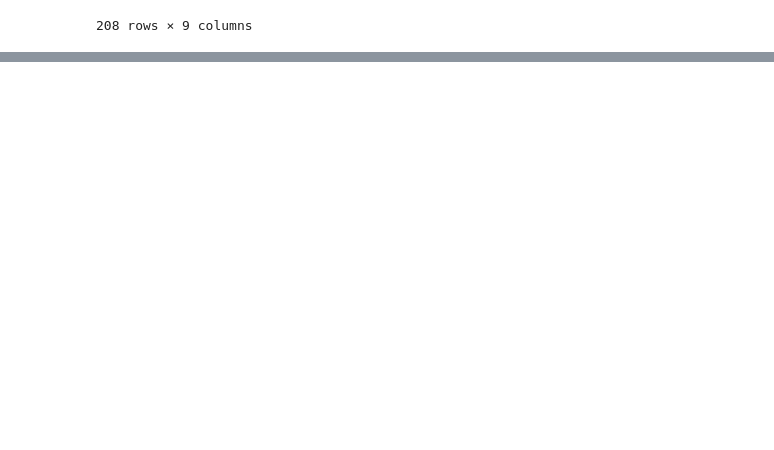
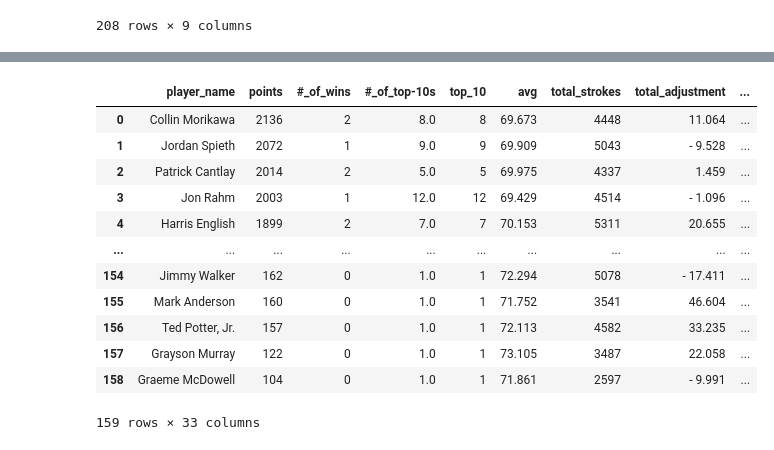
Before and after one commit to asval211/pga_golf_dataset, a Jupyter notebook: notebooks/exploratory/Cameron/Data Scraping.ipynb, the cells around one changed output, grey strips where cells are left out. Saved outputs shown, nothing was run; the diff lists cells and outputs as text; code cells hidden in the pictures; blank space fills up the shorter version.

```diff
--- a/notebooks/exploratory/Cameron/Data Scraping.ipynb
+++ b/notebooks/exploratory/Cameron/Data Scraping.ipynb
@@ -175,3 +171,5 @@ html_dfs9[1]
 | 206 | 207 | 206 | Grayson Murray | 52 | -2.094 | -73.290 | -28.161 | -45.127 | ... |
 | 207 | 208 | 208 | Kevin Stadler | 41 | -2.606 | -83.407 | -38.260 | -45.146 | ... |
 208 rows × 9 columns
+# %%
+html_dfs10 = pd.read_html("https://www.pgatour.com/stats/stat.109.{}.html".format(year))
@@ -177,0 +192,2 @@ html_dfs9[1]
+# %%
+df = html_dfs[1].merge(html_dfs2[1], on='PLAYER NAME').merge(html_dfs3[1], on= 'PLAYER NAME').merge(html_dfs4[1], on= 'PLAYER NAME').merge(html_dfs5[1], on= 'PLAYER NAME').merge(html_dfs6[1], on= 'PLAYER NAME').merge(html_dfs7[1], on= 'PLAYER NAME').merge(html_dfs8[1], on= 'PLAYER NAME').merge(html_dfs9[1], on= 'PLAYER NAME').merge(html_dfs10[1], on='PLAYER NAME')
@@ -177,0 +210,3 @@ html_dfs9[1]
+# %%
+df.columns=df.columns.str.replace(' ', '_')
+df.columns = map(str.lower, df.columns)
@@ -177,0 +249,18 @@ html_dfs9[1]
+# %%
+df = df.drop(df.columns[[0,1,3,7,8,9,10,12,13,14,15,16,17,22,23,24,28,29,34,35,41,42,46,47,48,54,55,56,62]],axis=1)
+# %%
+df
+# %% [output]
+|  | player_name | points | #_of_wins | #_of_top-10s | top_10 | avg | total_strokes | total_adjustment | ... |
+| 0 | Collin Morikawa | 2136 | 2 | 8.0 | 8 | 69.673 | 4448 | 11.064 | ... |
+| 1 | Jordan Spieth | 2072 | 1 | 9.0 | 9 | 69.909 | 5043 | - 9.528 | ... |
+| 2 | Patrick Cantlay | 2014 | 2 | 5.0 | 5 | 69.975 | 4337 | 1.459 | ... |
+| 3 | Jon Rahm | 2003 | 1 | 12.0 | 12 | 69.429 | 4514 | - 1.096 | ... |
+| 4 | Harris English | 1899 | 2 | 7.0 | 7 | 70.153 | 5311 | 20.655 | ... |
+| ... | ... | ... | ... | ... | ... | ... | ... | ... | ... |
+| 154 | Jimmy Walker | 162 | 0 | 1.0 | 1 | 72.294 | 5078 | - 17.411 | ... |
+| 155 | Mark Anderson | 160 | 0 | 1.0 | 1 | 71.752 | 3541 | 46.604 | ... |
+| 156 | Ted Potter, Jr. | 157 | 0 | 1.0 | 1 | 72.113 | 4582 | 33.235 | ... |
+| 157 | Grayson Murray | 122 | 0 | 1.0 | 1 | 73.105 | 3487 | 22.058 | ... |
+| 158 | Graeme McDowell | 104 | 0 | 1.0 | 1 | 71.861 | 2597 | - 9.991 | ... |
+159 rows × 33 columns
```
Also changed, not shown: parts of 12 cells of this notebook, 1 other file.
